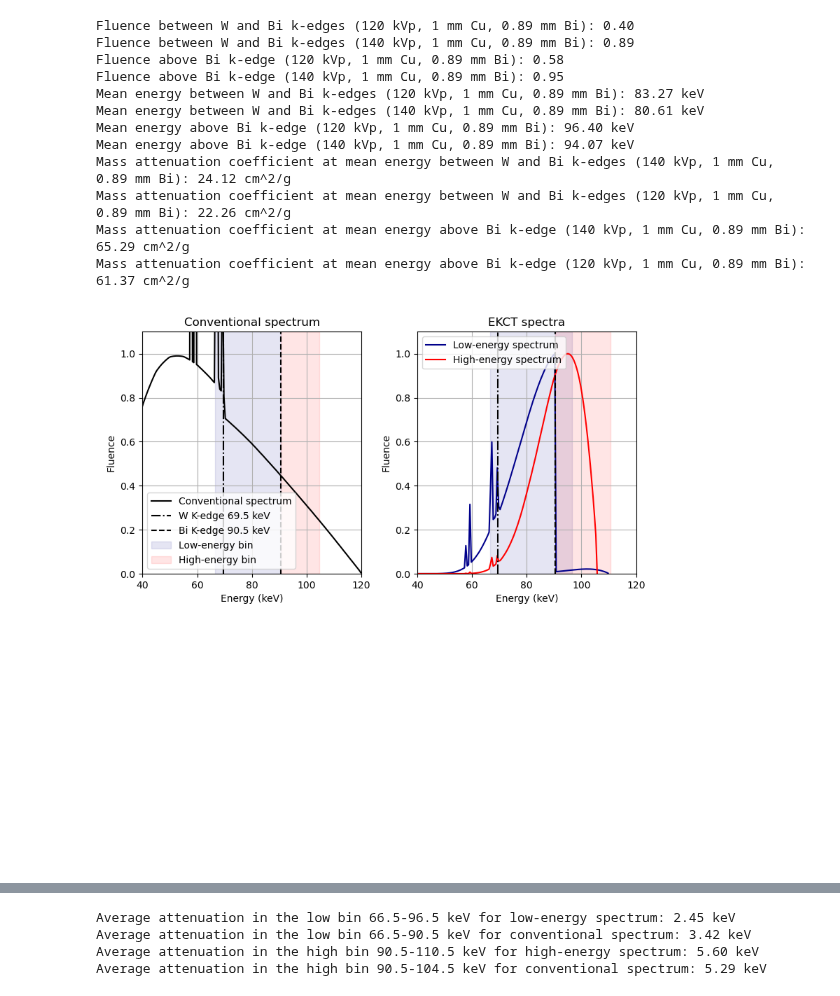
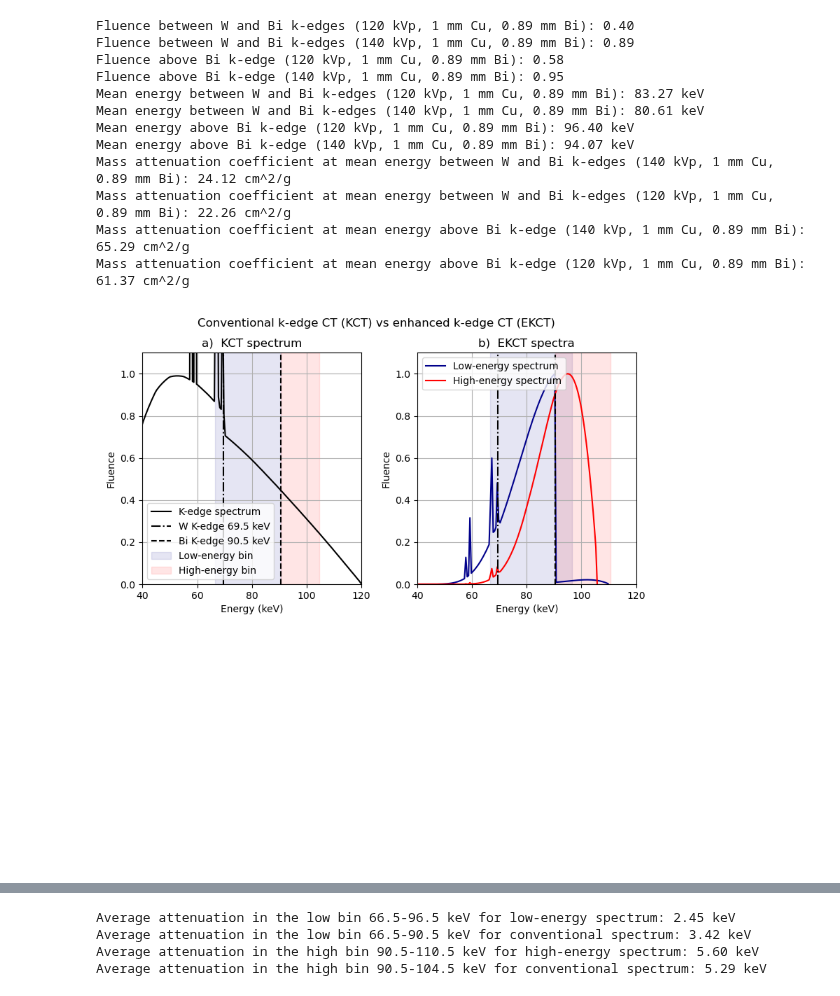
Before and after one commit to jerichooconnell/work-dfci, a Jupyter notebook: 9-PCCT_Magdalena_results/figures_attenuation_coefficients_aapm_2025.ipynb, the cells around one changed output, grey strips where cells are left out. Cells and saved outputs as stored; diff of their text form; code cells hidden in the pictures.

```diff
--- a/9-PCCT_Magdalena_results/figures_attenuation_coefficients_aapm_2025.ipynb
+++ b/9-PCCT_Magdalena_results/figures_attenuation_coefficients_aapm_2025.ipynb
@@ -219,7 +219,7 @@ bin_info = '110 kVp, 1 mm Cu, 0.89 mm Bi'
 plt.figure(figsize=(8,8))
 plt.subplot(2,2,2)
 plt.plot(xx_low, yy_low, label='Low-energy spectrum', c='darkblue')
-plt.title('EKCT spectra')
+plt.title('b)  EKCT spectra')
 plt.plot(xx_high, yy_high, label='High-energy spectrum',c='red')
 plt.axvline(69.5, color='k', linestyle='-.')
 plt.axvline(k_bi, color='k', linestyle='--')
@@ -247,9 +247,10 @@ xx_norm, yy_norm = s_norm.get_spectrum()
 
 yy_norm/=0.134*np.max(yy_norm)
 
+plt.suptitle('Conventional k-edge CT (KCT) vs enhanced k-edge CT (EKCT)')
 plt.subplot(2,2,1)
-plt.plot(xx_norm, yy_norm, label='Conventional spectrum', c='k')
-plt.title('Conventional spectrum')
+plt.plot(xx_norm, yy_norm, label='K-edge spectrum', c='k')
+plt.title('a)  KCT spectrum')
 plt.axvline(69.5, color='k', linestyle='-.', label=f'W K-edge 69.5 keV')
 plt.axvline(k_bi, color='k', linestyle='--', label=f'Bi K-edge {k_bi} keV')
 plt.axvspan(k_W, k_bi, color='darkblue', alpha=0.1, label='Low-energy bin')
@@ -300,7 +301,7 @@ response_norm_true_high/=m_response_norm
 plt.subplot(2,2,4)
 plt.plot(U_low, response_low, label='Low-energy detector response', c='darkblue',alpha=0.4)
 plt.plot(U_high, response_high, label='High-energy detector response', c='red',alpha=0.4)
-plt.title('EKCT detector response')
+plt.title('d)  EKCT detector response')
 
 
 response_low_false= response_low[k_W_index_low:k_bi_index_low2] - response_low_true
@@ -326,37 +327,35 @@ plt.subplot(2,2,3)
 plt.plot(U_norm, response_norm, alpha=0.4,label='Total', c='k')
 plt.plot(U_norm_low, response_norm_true_low, label='True', c='k', linestyle='--')
 plt.plot(U_norm_high, response_norm_true_high, c='k', linestyle='--')
 plt.plot(U_norm_low, response_norm_false_low, label='False', c='k', linestyle=':')
 plt.plot(U_norm_high, response_norm_false_high, c='k', linestyle=':')
-plt.title('Conventional detector response')
-# plt.axvline(69.5, color='k', linestyle='-.')
-# plt.axvline(k_bi, color='k', linestyle='--')
+plt.title('c)  KCT detector response')
 plt.axvspan(k_W, k_bi, color='darkblue', alpha=0.1)
 plt.axvspan(k_bi, k_top-1, color='red', alpha=0.1)
 plt.xlim(40,120)
 plt.ylim(0,1.1)
 plt.legend()
 plt.xlabel('Measured energy (keV)')
 plt.ylabel('Counts')
 plt.grid()
 
 plt.tight_layout()
 
 plt.savefig('EKCT_response.png')
 # %% [output]
 Fluence between W and Bi k-edges (120 kVp, 1 mm Cu, 0.89 mm Bi): 0.40
 Fluence between W and Bi k-edges (140 kVp, 1 mm Cu, 0.89 mm Bi): 0.89
 Fluence above Bi k-edge (120 kVp, 1 mm Cu, 0.89 mm Bi): 0.58
 Fluence above Bi k-edge (140 kVp, 1 mm Cu, 0.89 mm Bi): 0.95
 Mean energy between W and Bi k-edges (120 kVp, 1 mm Cu, 0.89 mm Bi): 83.27 keV
 Mean energy between W and Bi k-edges (140 kVp, 1 mm Cu, 0.89 mm Bi): 80.61 keV
 Mean energy above Bi k-edge (120 kVp, 1 mm Cu, 0.89 mm Bi): 96.40 keV
 Mean energy above Bi k-edge (140 kVp, 1 mm Cu, 0.89 mm Bi): 94.07 keV
 Mass attenuation coefficient at mean energy between W and Bi k-edges (140 kVp, 1 mm Cu, 0.89 mm Bi): 24.12 cm^2/g
 Mass attenuation coefficient at mean energy between W and Bi k-edges (120 kVp, 1 mm Cu, 0.89 mm Bi): 22.26 cm^2/g
 Mass attenuation coefficient at mean energy above Bi k-edge (140 kVp, 1 mm Cu, 0.89 mm Bi): 65.29 cm^2/g
 Mass attenuation coefficient at mean energy above Bi k-edge (120 kVp, 1 mm Cu, 0.89 mm Bi): 61.37 cm^2/g
-[figure, old version]
+[figure, new version]
 # %%
 print('EKCT detector response')
 print(f'Percent of true counts in the low-energy bin (110 kVp, 1 mm Cu, 0.89 mm Bi): {np.sum(response_low_true)/np.sum(response_low):.2f}')
```
Also changed, not shown: 10 other files.
